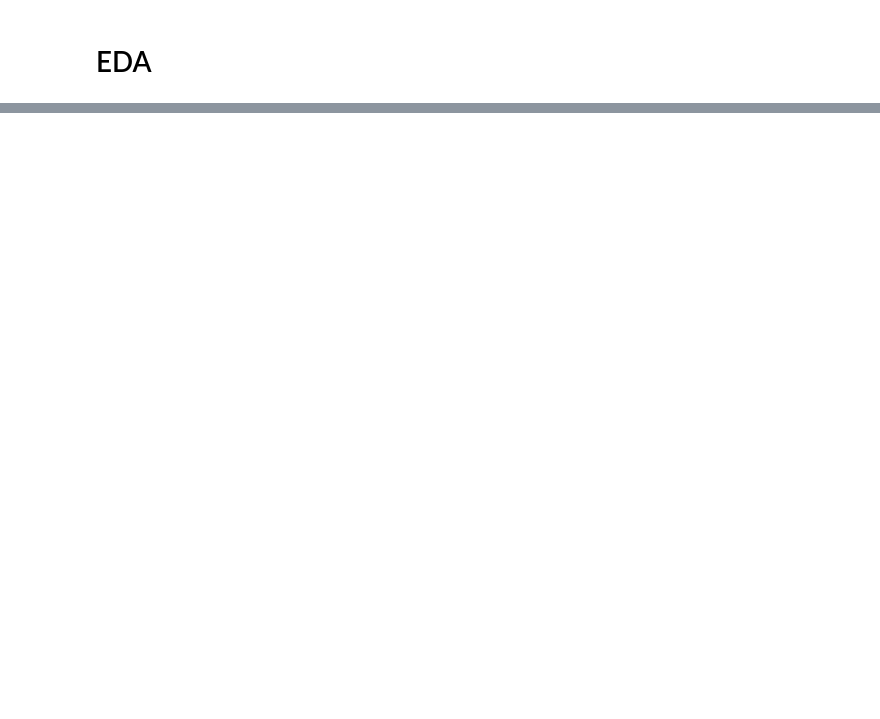
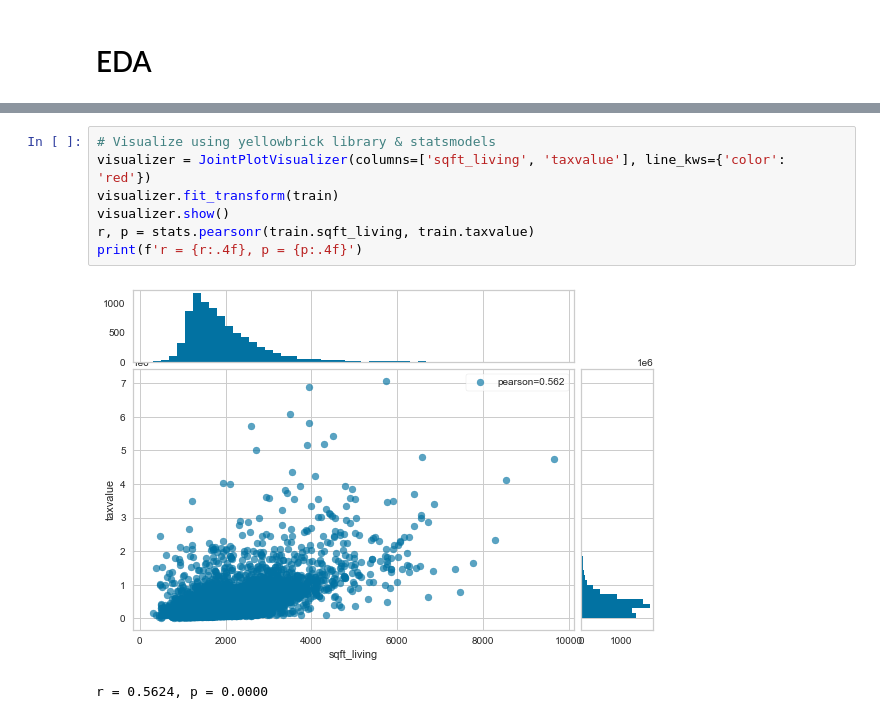
Before and after one commit to sgtcurran/my-project, a Jupyter notebook: zillow_project/zillow_final.ipynb, the cells around one changed output, grey strips where cells are left out. Cells and saved outputs as stored; diff of their text form; blank space fills up the shorter version.

```diff
--- a/zillow_project/zillow_final.ipynb
+++ b/zillow_project/zillow_final.ipynb
@@ -167,0 +77,10 @@ AttributeError: 'numpy.ndarray' object has no attribute 'set'
+# %%
+# Visualize using yellowbrick library & statsmodels
+visualizer = JointPlotVisualizer(columns=['sqft_living', 'taxvalue'], line_kws={'color': 'red'})
+visualizer.fit_transform(train)
+visualizer.show()
+r, p = stats.pearsonr(train.sqft_living, train.taxvalue)
+print(f'r = {r:.4f}, p = {p:.4f}')
+# %% [output]
+[figure, added]
+r = 0.5624, p = 0.0000
```
Also changed, not shown: parts of 42 cells of this notebook.
